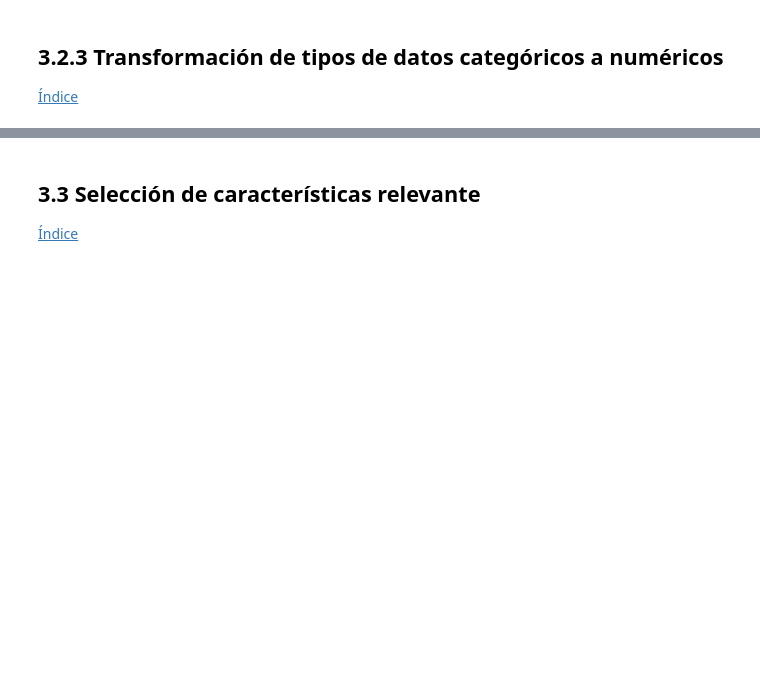
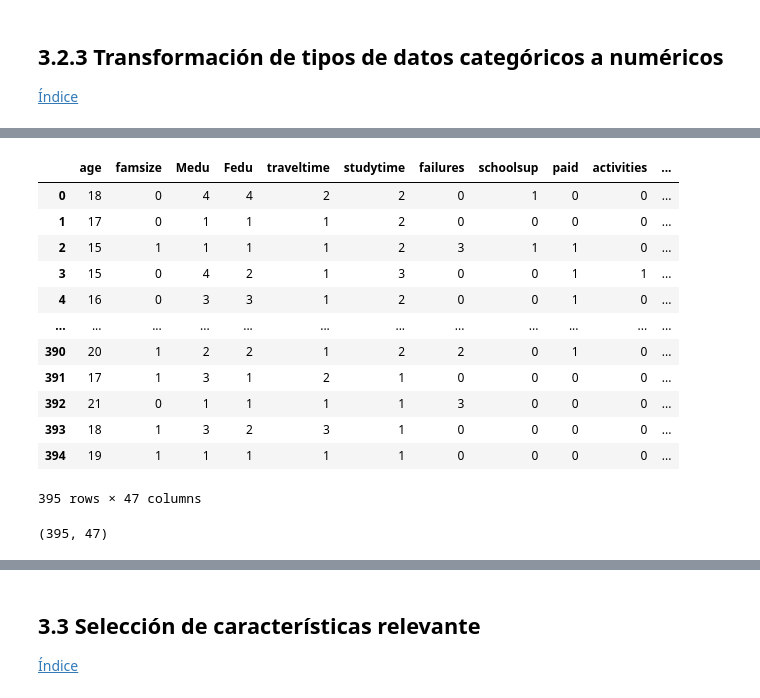
Before and after one commit to rmmateosv/SAA2223, a Jupyter notebook: Tema3/01_alumnos.ipynb, the cells around one changed output, grey strips where cells are left out. Cells and saved outputs as stored; diff of their text form; code cells hidden in the pictures; blank space fills up the shorter version.

```diff
--- a/Tema3/01_alumnos.ipynb
+++ b/Tema3/01_alumnos.ipynb
@@ -1422,0 +1467,8 @@ Name: absencesCat2, dtype: int64
+# %%
+# Crear objeto que hace el proceso de label encoding
+le = preprocessing.LabelEncoder()
+# Hacemos la transformación -> Hay que hacerlo de columna en columna
+for c in colsLE:
+    df[c] = le.fit_transform(df[c])
+# Mostrar datos transformados
+df[colsLE]
@@ -1422,0 +1477,5 @@ Name: absencesCat2, dtype: int64
+# %%
+# El tipo de las nuevas columnas es int32, vamos a indicar que son categóricas
+for c in colsLE:
+    df[c] = pd.Categorical(df[c])
+df[colsLE].info()
@@ -1422,0 +1503,6 @@ Name: absencesCat2, dtype: int64
+# %%
+# ONE-HOT-ENCODING
+# Se lo aplicamos a variables categóricas en las que no hay relación de orden
+# Hay que tener cuidado si se generan muchas columnas, en los casos de que la
+# categoría tenga mucho valores. Si esto sucede, es mejor hacer label enconding.
+colsOH = ['school','sex','address','Mjob','Fjob','reason','guardian','famsup','Pstatus']
@@ -1422,0 +1525,22 @@ Name: absencesCat2, dtype: int64
+# %%
+df = pd.get_dummies(df,columns=colsOH,drop_first=True)
+# %%
+df
+# %% [output]
+|  | age | famsize | Medu | Fedu | traveltime | studytime | failures | schoolsup | paid | activities | ... |
+| 0 | 18 | 0 | 4 | 4 | 2 | 2 | 0 | 1 | 0 | 0 | ... |
+| 1 | 17 | 0 | 1 | 1 | 1 | 2 | 0 | 0 | 0 | 0 | ... |
+| 2 | 15 | 1 | 1 | 1 | 1 | 2 | 3 | 1 | 1 | 0 | ... |
+| 3 | 15 | 0 | 4 | 2 | 1 | 3 | 0 | 0 | 1 | 1 | ... |
+| 4 | 16 | 0 | 3 | 3 | 1 | 2 | 0 | 0 | 1 | 0 | ... |
+| ... | ... | ... | ... | ... | ... | ... | ... | ... | ... | ... | ... |
+| 390 | 20 | 1 | 2 | 2 | 1 | 2 | 2 | 0 | 1 | 0 | ... |
+| 391 | 17 | 1 | 3 | 1 | 2 | 1 | 0 | 0 | 0 | 0 | ... |
+| 392 | 21 | 0 | 1 | 1 | 1 | 1 | 3 | 0 | 0 | 0 | ... |
+| 393 | 18 | 1 | 3 | 2 | 3 | 1 | 0 | 0 | 0 | 0 | ... |
+| 394 | 19 | 1 | 1 | 1 | 1 | 1 | 0 | 0 | 0 | 0 | ... |
+395 rows × 47 columns
+# %%
+df.shape# Se han generado 9 columnas más
+# %% [output]
+(395, 47)
```
Also changed, not shown: parts of 15 cells of this notebook.
